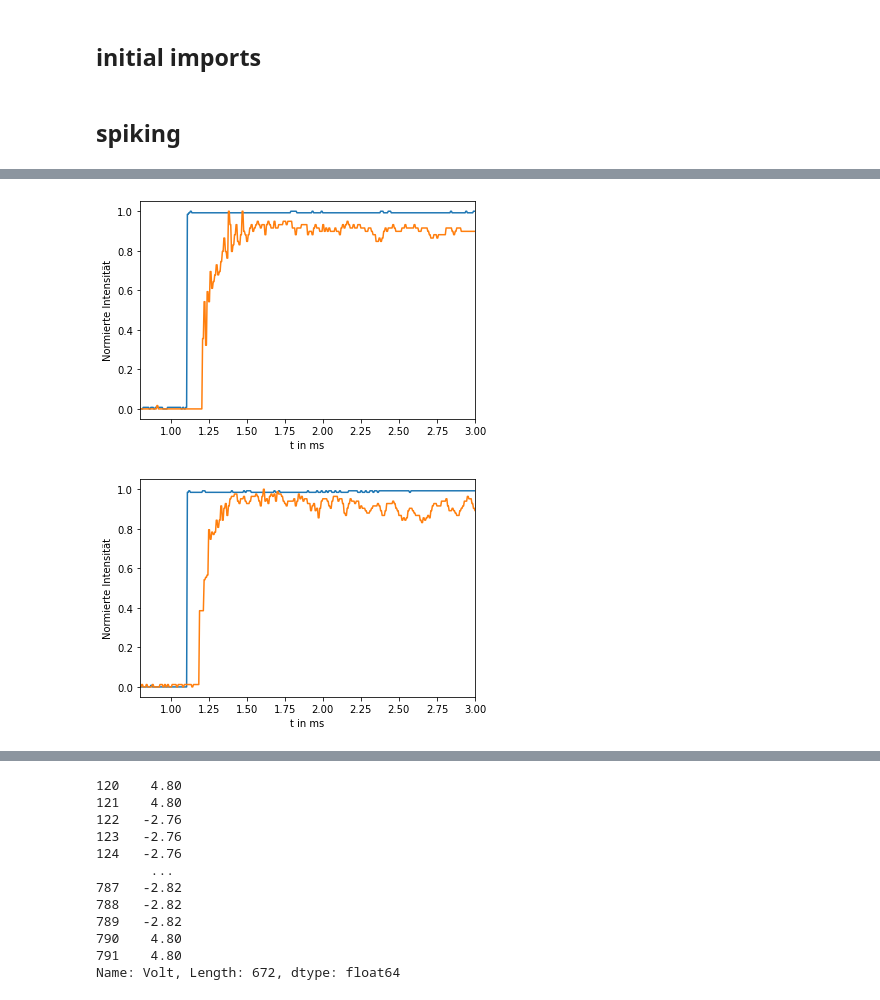
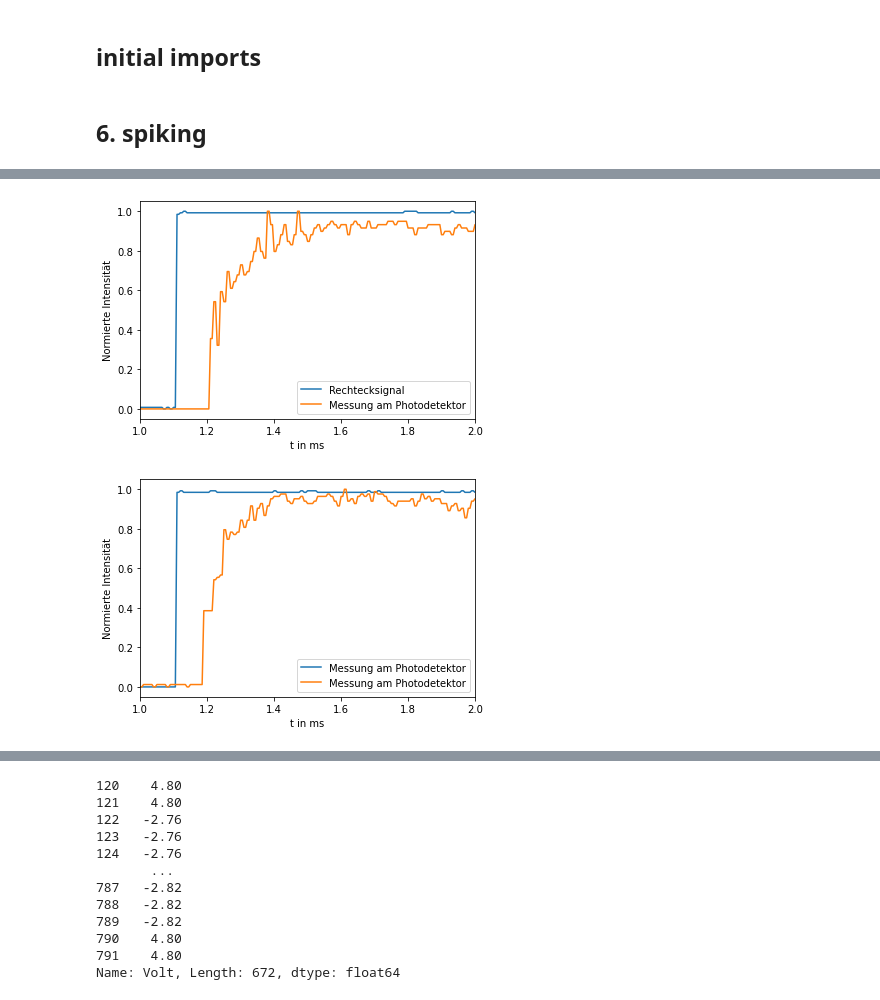
Before and after one commit to emhl/FP1, a Jupyter notebook: ndYAK-laser.ipynb, the cells around one changed output, grey strips where cells are left out. Saved outputs shown, nothing was run; the diff lists cells and outputs as text; code cells hidden in the pictures.

```diff
--- a/ndYAK-laser.ipynb
+++ b/ndYAK-laser.ipynb
@@ -71,7 +72,7 @@ def simple_norm(arr):
         norm_arr.append(temp)
     return norm_arr
 # %% [markdown]
-## spiking
+## 6. spiking
 # %%
 spk25 = pd.read_csv("ndYAK-Laser/data/spiking/250mA.csv",skiprows=1)
 spk3 = pd.read_csv("ndYAK-Laser/data/spiking/300mA.csv",skiprows=1)
@@ -95,20 +96,22 @@ spk25,spk3
 
  [1200 rows x 5 columns])
 # %%
-plt.plot(spk25['Sequence']*	5e-3,simple_norm(spk25['Volt']))
-plt.plot(spk25['Sequence']*	5e-3,simple_norm(spk25['Volt.1']))
-plt.xlim(0.8,3)
+plt.plot(spk25['Sequence']*	5e-3,simple_norm(spk25['Volt']),label='Rechtecksignal')
+plt.plot(spk25['Sequence']*	5e-3,simple_norm(spk25['Volt.1']),label='Messung am Photodetektor')
+plt.xlim(1,2)
 plt.xlabel('t in ms')
 plt.ylabel('Normierte Intensität')
+plt.legend()
 plt.savefig("ndYAK-Laser/output/spk25.svg")
 # %% [output]
-[figure, old version]
+[figure, new version]
 # %%
-plt.plot(spk3['Sequence']*5e-3,simple_norm(spk3['Volt']))
-plt.plot(spk3['Sequence']*5e-3,simple_norm(spk3['Volt.1']))
-plt.xlim(0.8,3)
+plt.plot(spk3['Sequence']*5e-3,simple_norm(spk3['Volt']),label='Messung am Photodetektor')
+plt.plot(spk3['Sequence']*5e-3,simple_norm(spk3['Volt.1']),label='Messung am Photodetektor')
+plt.xlim(1,2)
 plt.xlabel('t in ms')
 plt.ylabel('Normierte Intensität')
+plt.legend()
 plt.savefig("ndYAK-Laser/output/spk3.svg")
 # %% [output]
-[figure, old version]
+[figure, new version]
```
Also changed, not shown: parts of 14 cells of this notebook, 9 other files.
